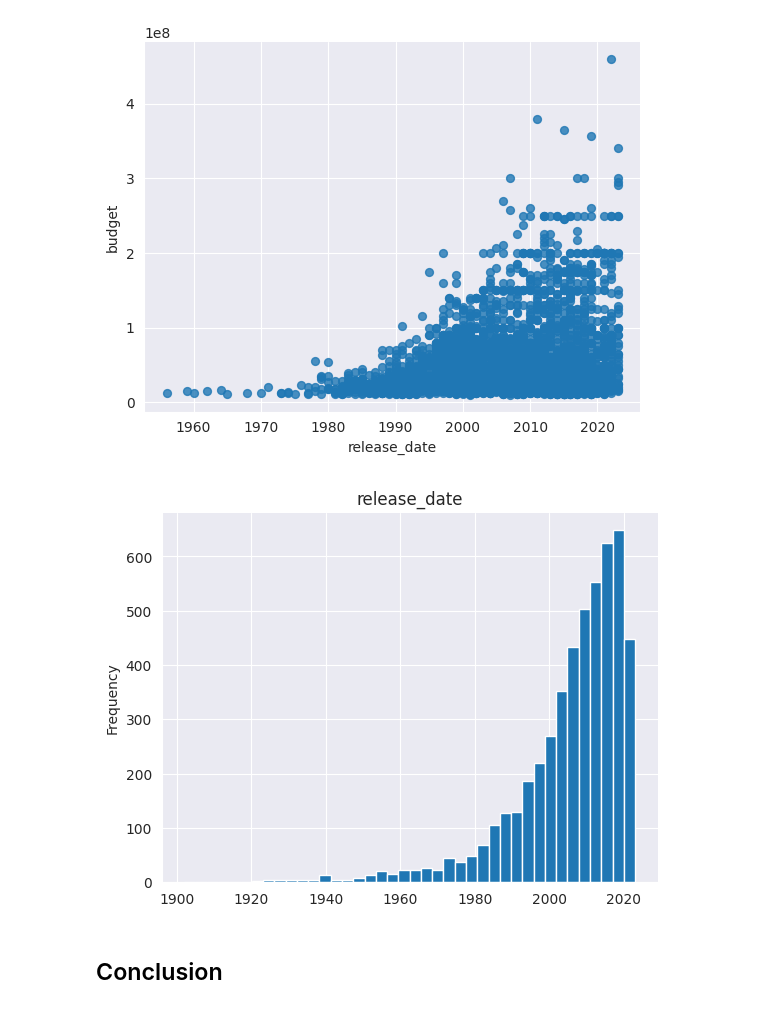
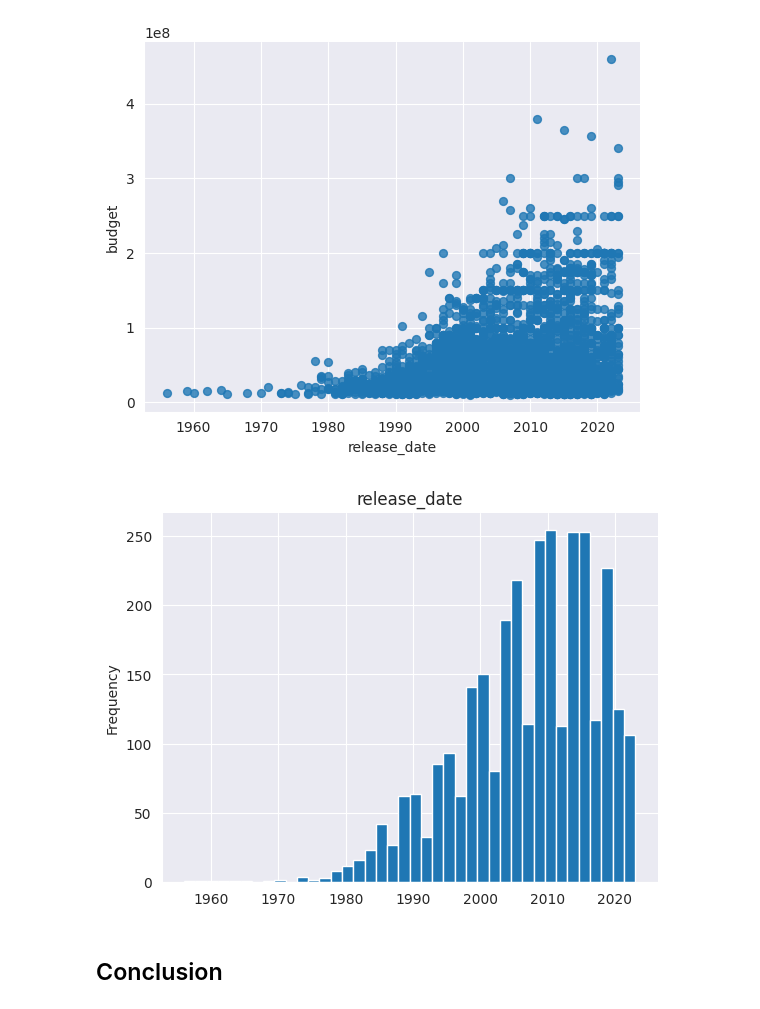
Before and after one commit to LAXUS3333/IMDb-Movies-Exploratory-Data-Analysis, a Jupyter notebook: Full_IMDb_Movies_Exploratory_Data_Analysis.ipynb, the cells around one changed output. Cells and saved outputs as stored; diff of their text form; code cells hidden in the pictures.

```diff
--- a/Full_IMDb_Movies_Exploratory_Data_Analysis.ipynb
+++ b/Full_IMDb_Movies_Exploratory_Data_Analysis.ipynb
@@ -545,10 +598,10 @@ plt.gca().spines[['top', 'right',]].set_visible(False)
 [figure]
 # %%
 from matplotlib import pyplot as plt
-_df_1['release_date'].plot(kind='hist', bins=40, title='release_date')
+high_one['release_date'].plot(kind='hist', bins=40, title='release_date')
 plt.gca().spines[['top', 'right',]].set_visible(False)
 # %% [output]
-[figure, old version]
+[figure, new version]
 # %% [markdown]
 ## Conclusion
 # %% [markdown]
```
Also changed, not shown: parts of 2 cells of this notebook.
